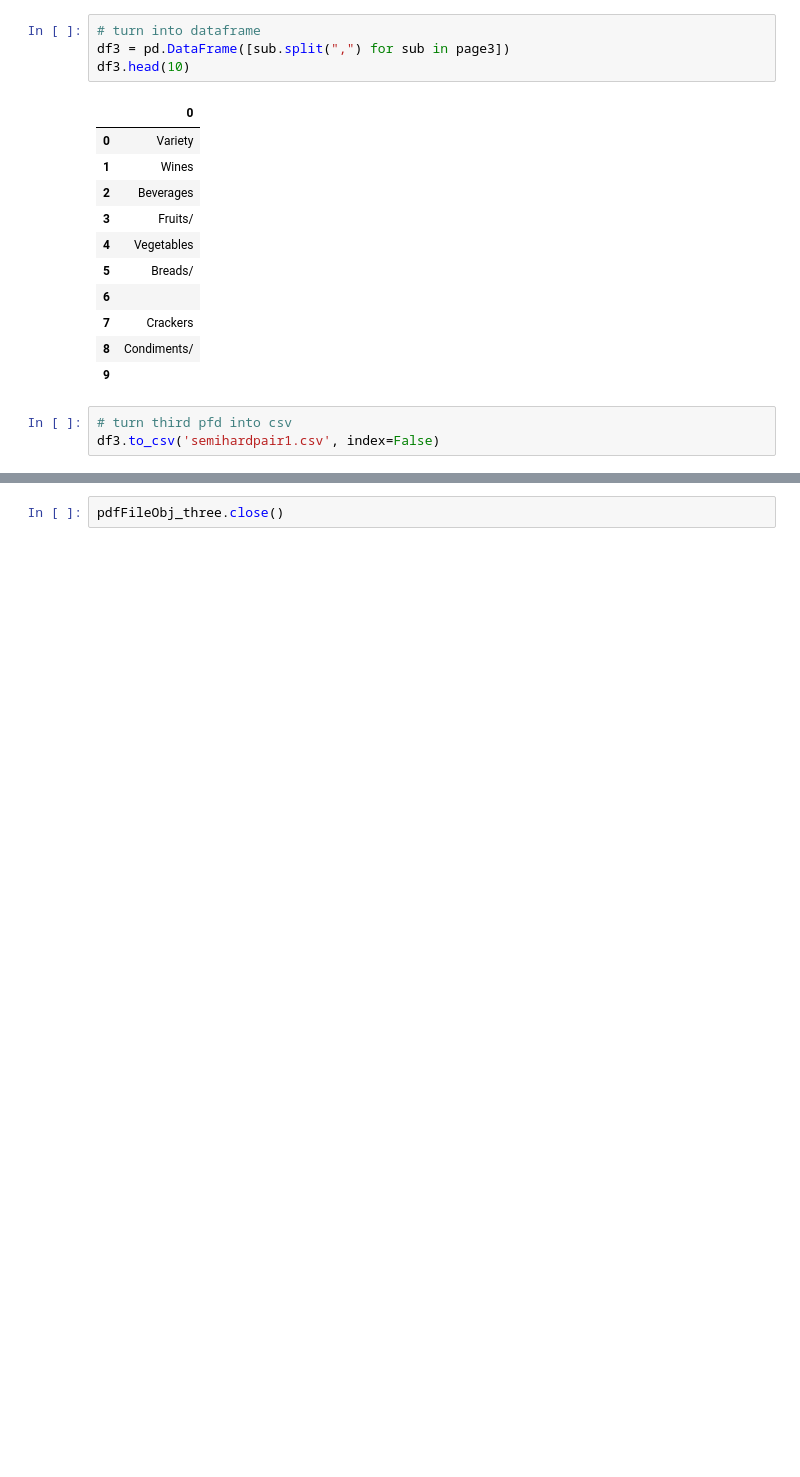
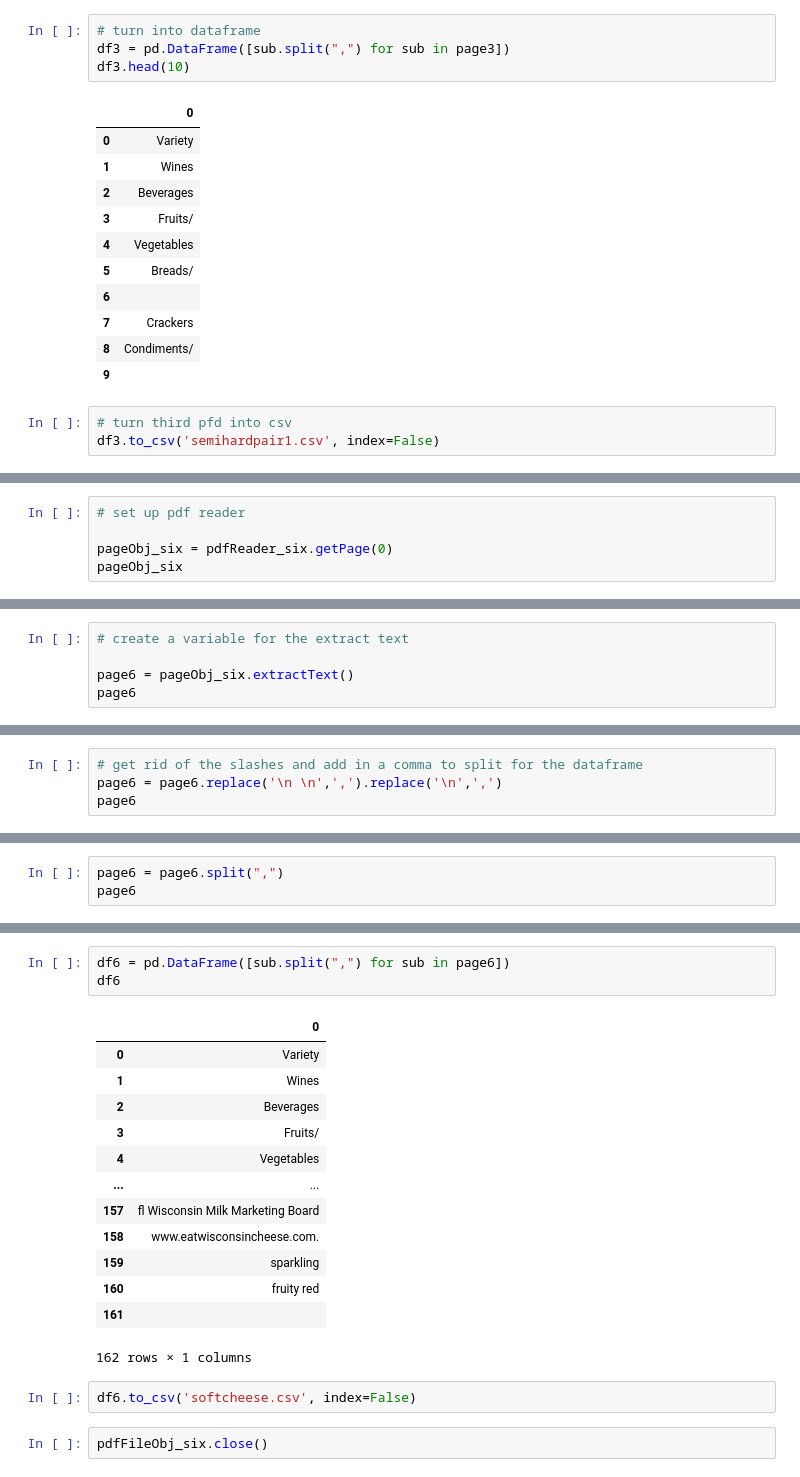
Before and after one commit to EmmaLimoli/Exploring_Wine_Varieties_Adv, a Jupyter notebook: pdf_converter.ipynb, the cells around one changed output, grey strips where cells are left out. Cells and saved outputs as stored; diff of their text form; blank space fills up the shorter version.

```diff
--- a/pdf_converter.ipynb
+++ b/pdf_converter.ipynb
@@ -362,0 +611,5 @@ df3.to_csv('semihardpair1.csv', index=False)
+# %%
+# set up pdf reader
+
+pageObj_six = pdfReader_six.getPage(0)
+pageObj_six
@@ -362,0 +655,5 @@ df3.to_csv('semihardpair1.csv', index=False)
+# %%
+# create a variable for the extract text
+
+page6 = pageObj_six.extractText()
+page6
@@ -362,0 +662,4 @@ df3.to_csv('semihardpair1.csv', index=False)
+# %%
+# get rid of the slashes and add in a comma to split for the dataframe
+page6 = page6.replace('\n \n',',').replace('\n',',')
+page6
@@ -362,0 +668,3 @@ df3.to_csv('semihardpair1.csv', index=False)
+# %%
+page6 = page6.split(",")
+page6
@@ -363,2 +689,21 @@ df3.to_csv('semihardpair1.csv', index=False)
+# %%
+df6 = pd.DataFrame([sub.split(",") for sub in page6])
+df6
+# %% [output]
+|  | 0 |
+| 0 | Variety |
+| 1 | Wines |
+| 2 | Beverages |
+| 3 | Fruits/ |
+| 4 | Vegetables |
+| ... | ... |
+| 157 | ﬂ Wisconsin Milk Marketing Board |
+| 158 | www.eatwisconsincheese.com. |
+| 159 | sparkling |
+| 160 | fruity red |
+| 161 |  |
+162 rows × 1 columns
+# %%
+df6.to_csv('softcheese.csv', index=False)
 # %%
-pdfFileObj_three.close()
+pdfFileObj_six.close()
```
Also changed, not shown: parts of 28 cells of this notebook, 2 other files.
